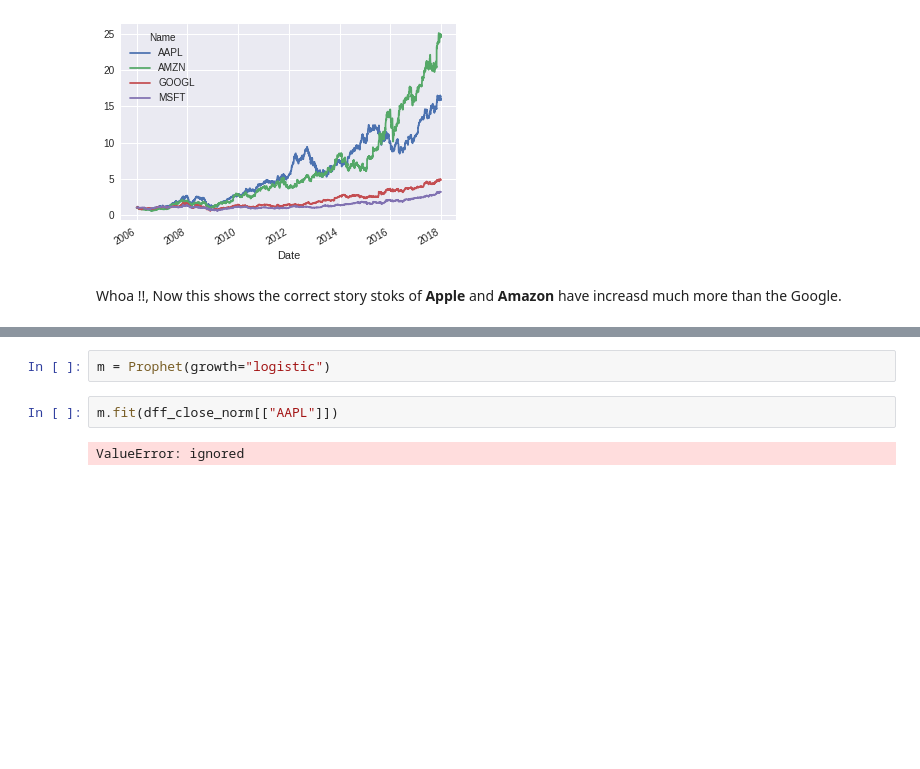
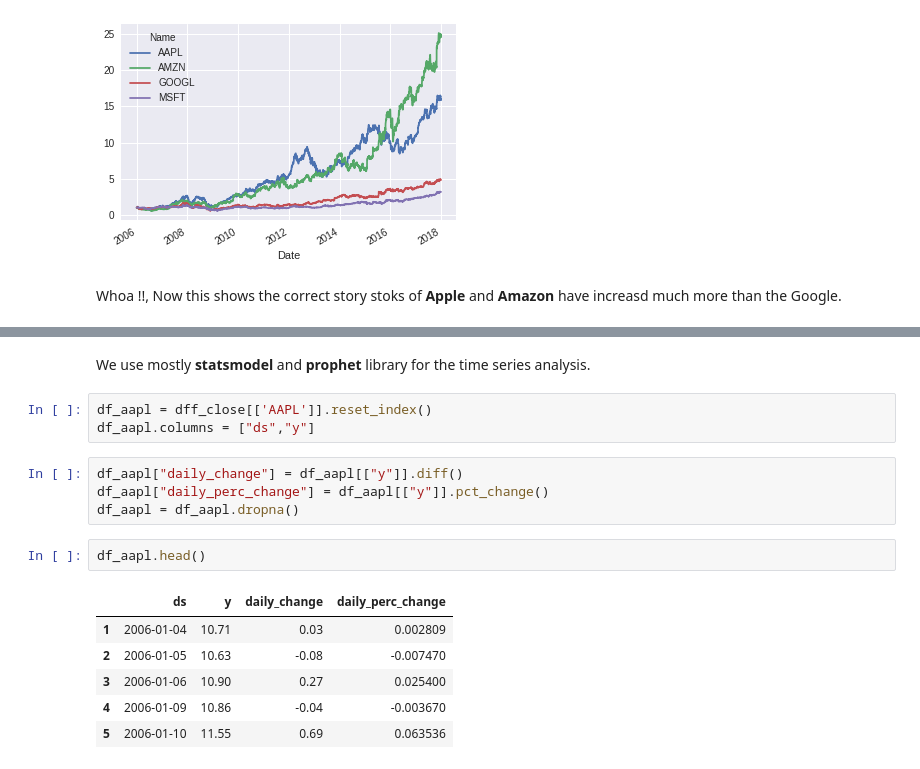
Before and after one commit to saurabh2086/timeSeriesAnalysis, a Jupyter notebook: DJIA_Data.ipynb, the cells around one changed output, grey strips where cells are left out. Cells and saved outputs as stored; diff of their text form; blank space fills up the shorter version.

```diff
--- a/DJIA_Data.ipynb
+++ b/DJIA_Data.ipynb
@@ -260,6 +255,18 @@ df_prft = df_close_norm
-# %%
-m = Prophet(growth="logistic")
-# %%
-m.fit(dff_close_norm[["AAPL"]])
-# %% [output]
-ValueError: ignored
+# %% [markdown]
+We use mostly **statsmodel** and **prophet** library for the time series analysis.
+# %%
+df_aapl = dff_close[['AAPL']].reset_index()
+df_aapl.columns = ["ds","y"]
+# %%
+df_aapl["daily_change"] = df_aapl[["y"]].diff()
+df_aapl["daily_perc_change"] = df_aapl[["y"]].pct_change()
+df_aapl = df_aapl.dropna()
+# %%
+df_aapl.head()
+# %% [output]
+|  | ds | y | daily_change | daily_perc_change |
+| 1 | 2006-01-04 | 10.71 | 0.03 | 0.002809 |
+| 2 | 2006-01-05 | 10.63 | -0.08 | -0.007470 |
+| 3 | 2006-01-06 | 10.90 | 0.27 | 0.025400 |
+| 4 | 2006-01-09 | 10.86 | -0.04 | -0.003670 |
+| 5 | 2006-01-10 | 11.55 | 0.69 | 0.063536 |
```
Also changed, not shown: parts of 16 cells of this notebook.
